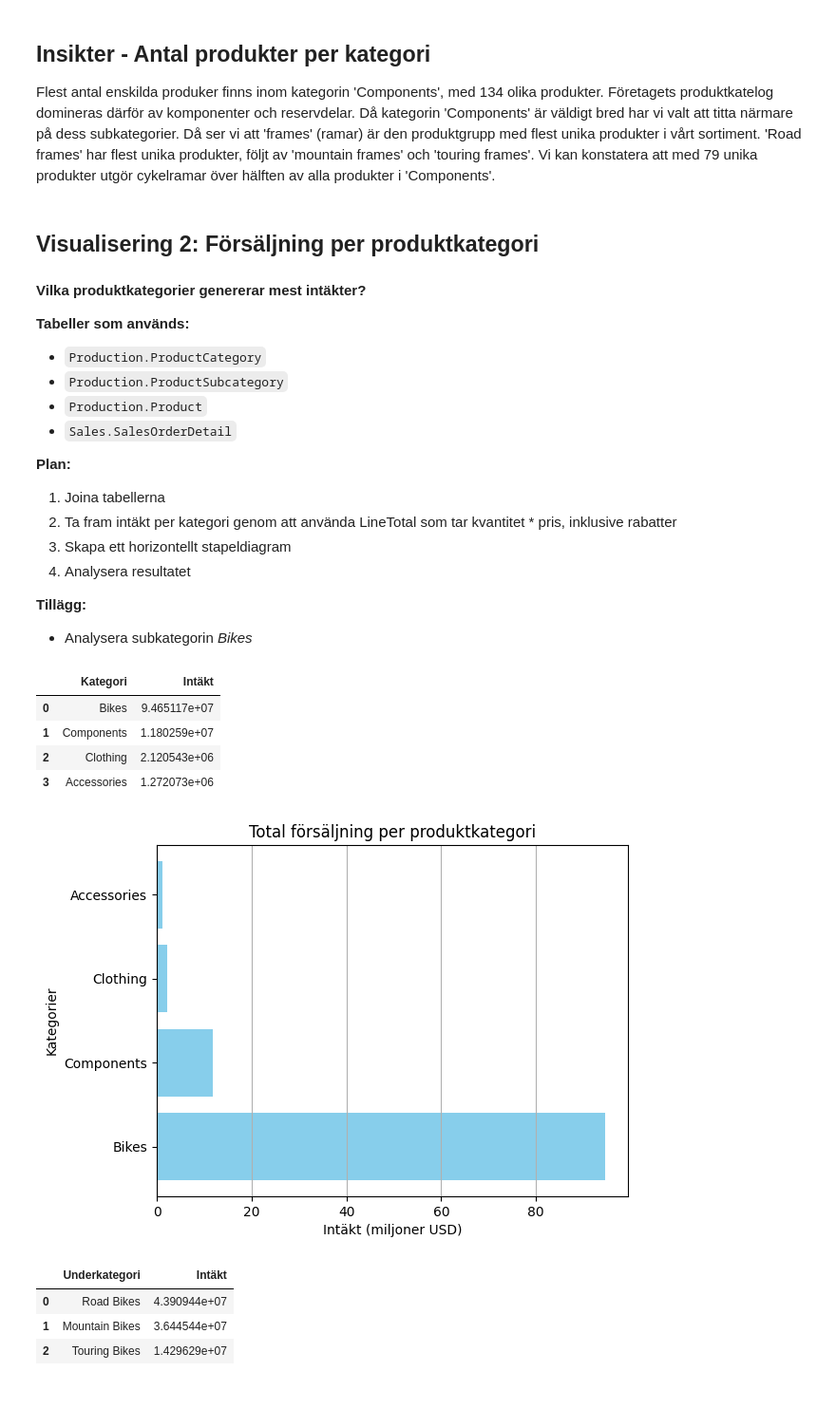
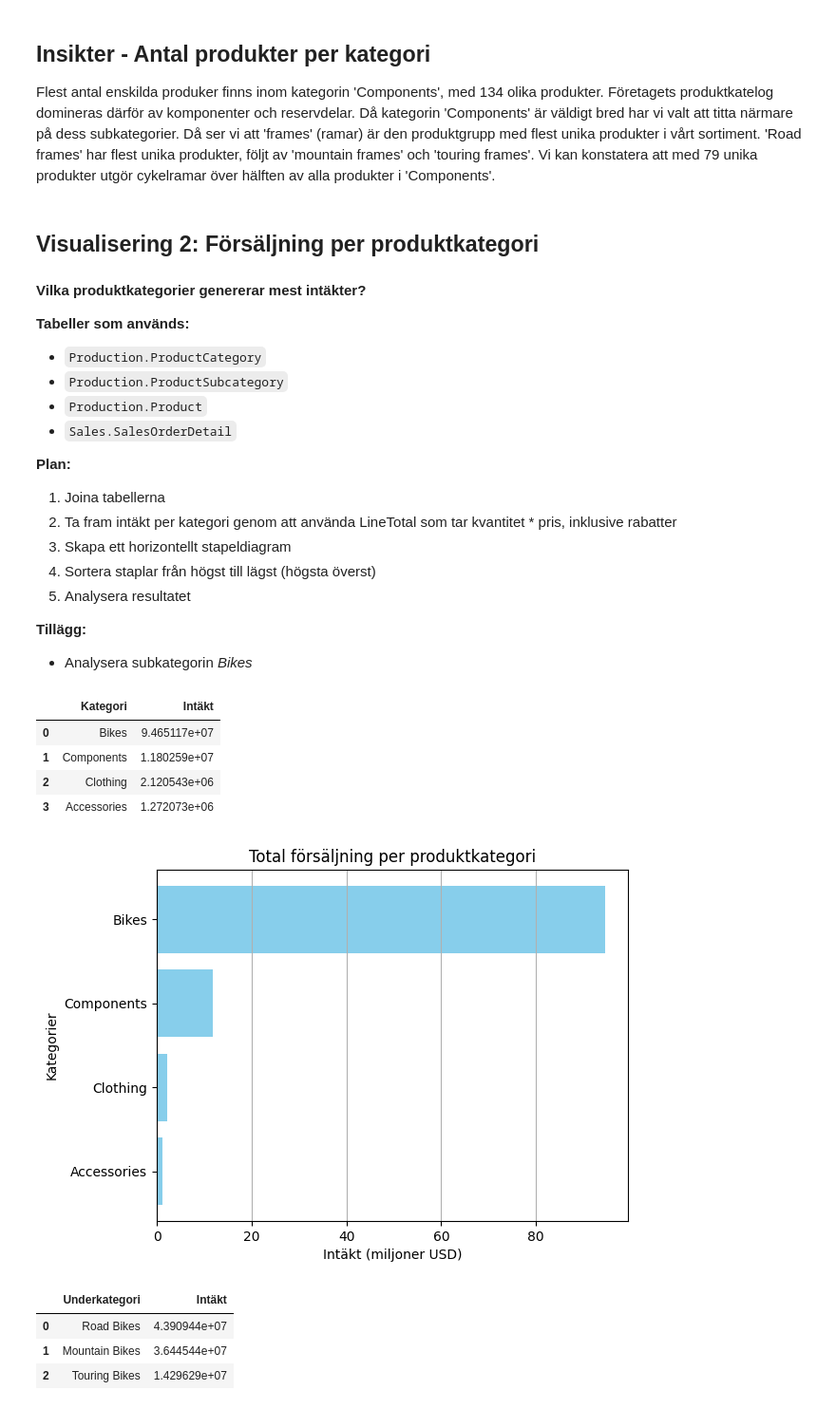
Before and after one commit to EliWei/SQL_uppgift_Dec25, a Jupyter notebook: Notebook.ipynb, the cells around one changed output. Shown: that part at 95% size. Cells and saved outputs as stored; diff of their text form; code cells hidden in the pictures.

```diff
--- a/Notebook.ipynb
+++ b/Notebook.ipynb
@@ -153,7 +153,8 @@ Flest antal enskilda produker finns inom kategorin 'Components', med 134 olika p
 2. Ta fram intäkt per kategori genom att använda LineTotal som tar
 kvantitet * pris, inklusive rabatter
 3. Skapa ett horizontellt stapeldiagram
-4. Analysera resultatet
+4. Sortera staplar från högst till lägst (högsta överst)
+5. Analysera resultatet
 
 **Tillägg:**
 - Analysera subkategorin *Bikes*
@@ -180,16 +181,18 @@ df_revenue_per_category
 | 2 | Clothing | 2.120543e+06 |
 | 3 | Accessories | 1.272073e+06 |
 # %%
+df_revenue_per_category = df_revenue_per_category.iloc[::-1]    #För att få högsta överst
+
 fig, ax =plt.subplots()
 revenue_millions = df_revenue_per_category['Intäkt'] / 1_000_000
 ax.barh(df_revenue_per_category['Kategori'], revenue_millions, color='skyblue')
 ax.set_title("Total försäljning per produktkategori")
 ax.set_xlabel("Intäkt (miljoner USD)")
 ax.set_ylabel("Kategorier")
 ax.grid(True, axis='x')
 plt.show()
 # %% [output]
-[figure, old version]
+[figure, new version]
 # %%
 sql_revenue_per_subcategory = """
 SELECT psc.name AS Underkategori, SUM(sod.LineTotal) AS Intäkt
```
Also changed, not shown: parts of 8 cells of this notebook, 2 other files.
